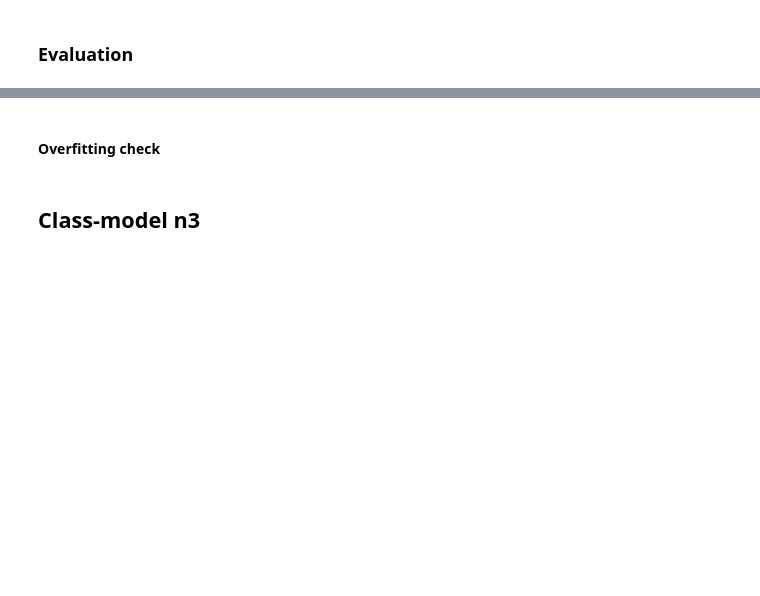
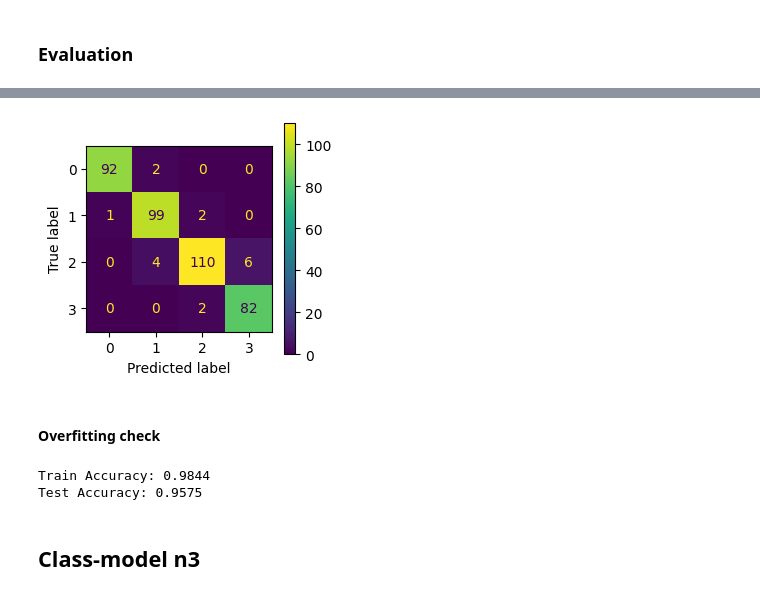
Before and after one commit to marta-glanowska/data-science, a Jupyter notebook: Projects/Classification/Classification_mobile_price.ipynb, the cells around one changed output, grey strips where cells are left out. Cells and saved outputs as stored; diff of their text form; code cells hidden in the pictures; blank space fills up the shorter version.

```diff
--- a/Projects/Classification/Classification_mobile_price.ipynb
+++ b/Projects/Classification/Classification_mobile_price.ipynb
@@ -295,0 +471,11 @@ evaluation_dict = {}
+# %%
+param_grid = {
+    'C': [0.1, 1, 10, 100],
+    'kernel': ['linear', 'poly', 'rbf', 'sigmoid'],
+    'gamma': ['scale', 'auto'],
+    'degree': [2,3,4],
+}
+# %%
+svc_grid_model = GridSearchCV(svc_model, param_grid)
+# %%
+svc_grid_model.fit(scaled_X_train, y_train)
@@ -296,2 +491,4 @@ evaluation_dict = {}
 # %% [markdown]
 ### Evaluation
+# %%
+y_pred = svc_grid_model.predict(scaled_X_test)
@@ -297,0 +514,9 @@ evaluation_dict = {}
+# %%
+conf_matrix = confusion_matrix(y_test, y_pred)
+disp = ConfusionMatrixDisplay(conf_matrix, display_labels=svc_grid_model.classes_)
+
+fig, ax = plt.subplots(figsize=(3,3))
+disp.plot(ax=ax)
+plt.show()
+# %% [output]
+[figure, added]
@@ -298,5 +525,14 @@ evaluation_dict = {}
 # %% [markdown]
 #### Overfitting check
+# %%
+train_acc = accuracy_score(y_train, svc_grid_model.predict(scaled_X_train))
+test_acc = accuracy_score(y_test, y_pred)
+
+print(f'Train Accuracy: {train_acc:.4f}')
+print(f'Test Accuracy: {test_acc:.4f}')
+# %% [output]
+Train Accuracy: 0.9844
+Test Accuracy: 0.9575
 # %% [markdown]
 ## Class-model n3
 # %% [markdown]
```
Also changed, not shown: parts of 28 cells of this notebook.
